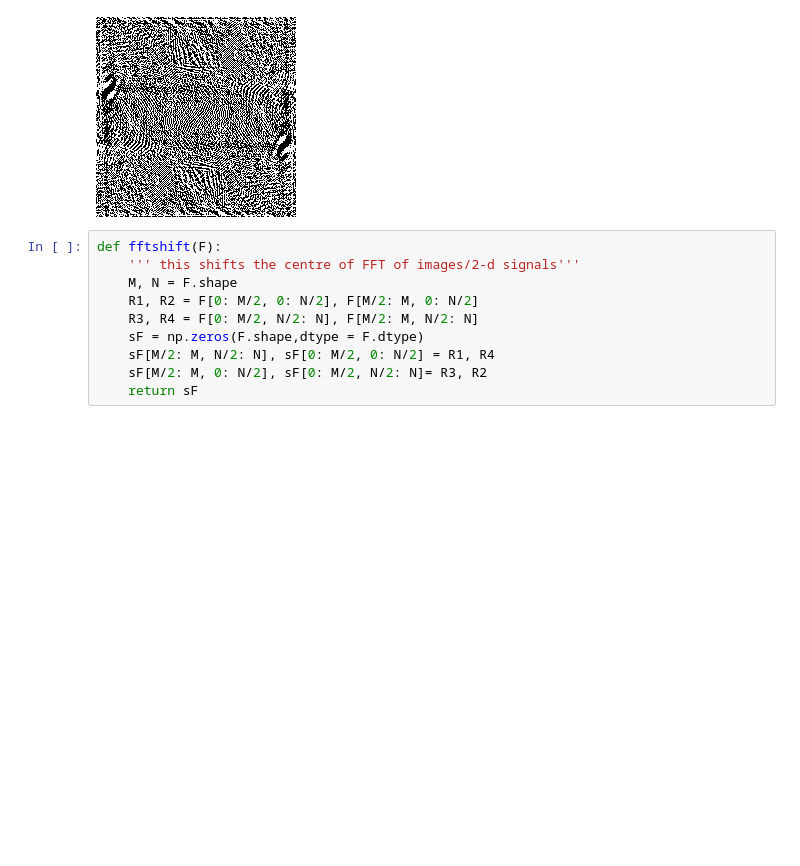
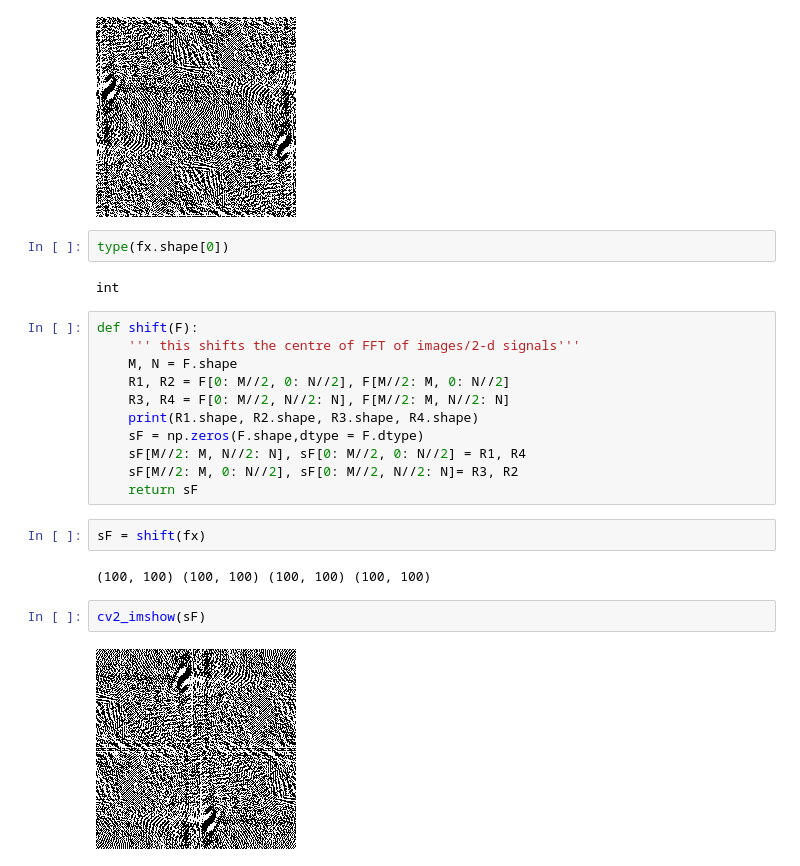
Before and after one commit to saptarshidatta96/MTech_Sem3, a Jupyter notebook: CV_Assignment2.ipynb, the cells around one changed output. Saved outputs shown, nothing was run; the diff lists cells and outputs as text; blank space fills up the shorter version.

```diff
--- a/CV_Assignment2.ipynb
+++ b/CV_Assignment2.ipynb
@@ -85,13 +85,26 @@ fx = DFT_2D(img)
 cv2_imshow(fx)
 # %% [output]
 [figure]
+# %%
+type(fx.shape[0])
+# %% [output]
+int
 # %%
-def fftshift(F):
+def shift(F):
     ''' this shifts the centre of FFT of images/2-d signals'''
     M, N = F.shape
-    R1, R2 = F[0: M/2, 0: N/2], F[M/2: M, 0: N/2]
-    R3, R4 = F[0: M/2, N/2: N], F[M/2: M, N/2: N]
+    R1, R2 = F[0: M//2, 0: N//2], F[M//2: M, 0: N//2]
+    R3, R4 = F[0: M//2, N//2: N], F[M//2: M, N//2: N]
+    print(R1.shape, R2.shape, R3.shape, R4.shape)
     sF = np.zeros(F.shape,dtype = F.dtype)
-    sF[M/2: M, N/2: N], sF[0: M/2, 0: N/2] = R1, R4
-    sF[M/2: M, 0: N/2], sF[0: M/2, N/2: N]= R3, R2
+    sF[M//2: M, N//2: N], sF[0: M//2, 0: N//2] = R1, R4
+    sF[M//2: M, 0: N//2], sF[0: M//2, N//2: N]= R3, R2
     return sF
+# %%
+sF = shift(fx)
+# %% [output]
+(100, 100) (100, 100) (100, 100) (100, 100)
+# %%
+cv2_imshow(sF)
+# %% [output]
+[figure, added]
```
